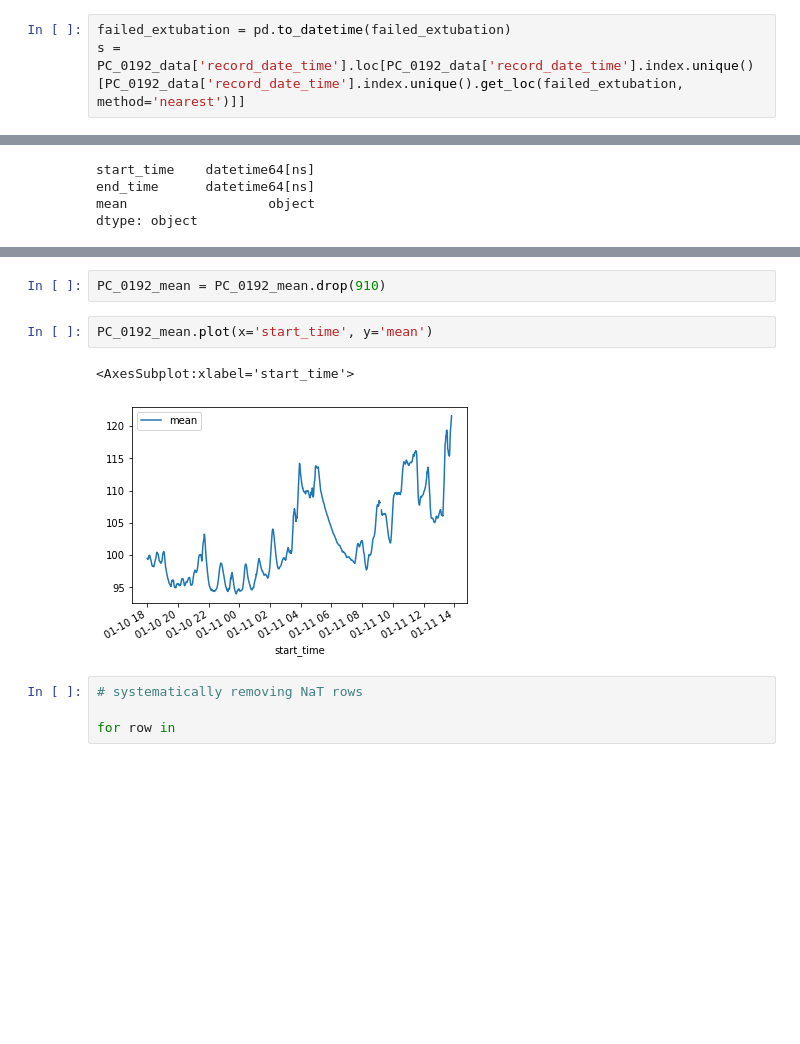
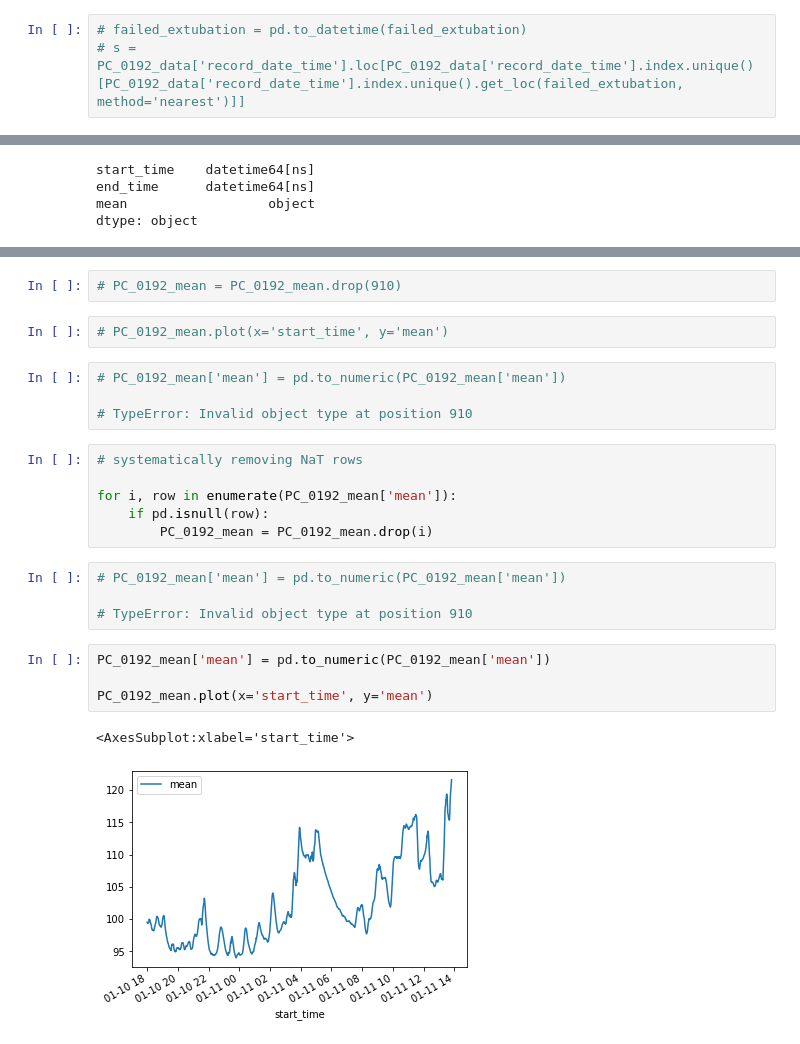
Before and after one commit to l-khali/old_In2Research, a Jupyter notebook: PC-0192_analysis.ipynb, the cells around one changed output, grey strips where cells are left out. Cells and saved outputs as stored; diff of their text form; blank space fills up the shorter version.

```diff
--- a/PC-0192_analysis.ipynb
+++ b/PC-0192_analysis.ipynb
@@ -86,5 +86,5 @@ PC_0192_data
 # %%
 # np.where(PC_0192_data["record_date_time"] == test)[0]
 # %%
-failed_extubation = pd.to_datetime(failed_extubation)
-s = PC_0192_data['record_date_time'].loc[PC_0192_data['record_date_time'].index.unique()[PC_0192_data['record_date_time'].index.unique().get_loc(failed_extubation, method='nearest')]]
+# failed_extubation = pd.to_datetime(failed_extubation)
+# s = PC_0192_data['record_date_time'].loc[PC_0192_data['record_date_time'].index.unique()[PC_0192_data['record_date_time'].index.unique().get_loc(failed_extubation, method='nearest')]]
@@ -193,11 +192,25 @@ NaT
 # %%
-PC_0192_mean = PC_0192_mean.drop(910)
+# PC_0192_mean = PC_0192_mean.drop(910)
 # %%
-PC_0192_mean.plot(x='start_time', y='mean')
+# PC_0192_mean.plot(x='start_time', y='mean')
-# %% [output]
-<AxesSubplot:xlabel='start_time'>
-[figure, removed]
+# %%
+# PC_0192_mean['mean'] = pd.to_numeric(PC_0192_mean['mean'])
+
+# TypeError: Invalid object type at position 910
 # %%
 # systematically removing NaT rows
 
-for row in
+for i, row in enumerate(PC_0192_mean['mean']):
+    if pd.isnull(row):
+        PC_0192_mean = PC_0192_mean.drop(i)
+# %%
+# PC_0192_mean['mean'] = pd.to_numeric(PC_0192_mean['mean'])
+
+# TypeError: Invalid object type at position 910
+# %%
+PC_0192_mean['mean'] = pd.to_numeric(PC_0192_mean['mean'])
+
+PC_0192_mean.plot(x='start_time', y='mean')
+# %% [output]
+<AxesSubplot:xlabel='start_time'>
+[figure, added]
```
Also changed, not shown: parts of 4 cells of this notebook.
